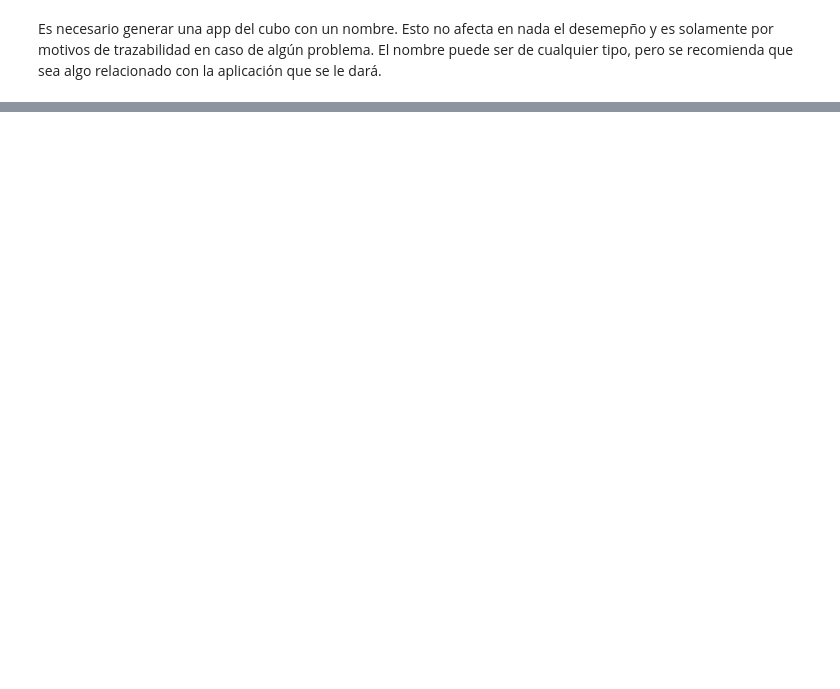
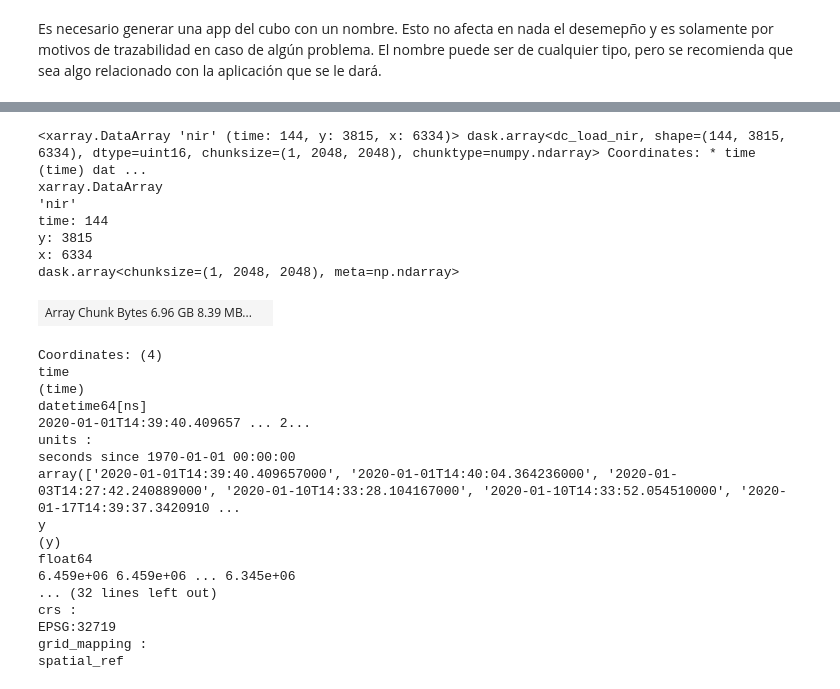
Before and after one commit to Data-Observatory/DataCubeTraining, a Jupyter notebook: basic/01_Carga_datos.ipynb, the cells around one changed output, grey strips where cells are left out. Drawn from its saved outputs; the diff is of its cells as text; code cells hidden in the pictures; blank space fills up the shorter version.

```diff
--- a/basic/01_Carga_datos.ipynb
+++ b/basic/01_Carga_datos.ipynb
@@ -37,0 +105,8 @@ Cada producto, contiene mediciones (`measurements`) las cuáles es posible acced
+# %%
+ds = dc.load(product=products[0],
+             x=(-72, -70),
+             y=(-33, -32),
+             time=("2020-01-01", "2021-12-31"),
+             output_crs='EPSG:32719',
+             resolution=(-30, 30),
+             dask_chunks={"time": 1, 'x':2048, 'y':2048})
@@ -37,0 +154,28 @@ Cada producto, contiene mediciones (`measurements`) las cuáles es posible acced
+# %%
+ds['nir'] # es equivalente a ds.nir
+# %% [output]
+<xarray.DataArray 'nir' (time: 144, y: 3815, x: 6334)> dask.array<dc_load_nir, shape=(144, 3815, 6334), dtype=uint16, chunksize=(1, 2048, 2048), chunktype=numpy.ndarray> Coordinates: * time (time) dat ...
+xarray.DataArray
+'nir'
+time: 144
+y: 3815
+x: 6334
+dask.array<chunksize=(1, 2048, 2048), meta=np.ndarray>
+| Array Chunk Bytes 6.96 GB 8.39 MB... |  |
+Coordinates: (4)
+time
+(time)
+datetime64[ns]
+2020-01-01T14:39:40.409657 ... 2...
+units :
+seconds since 1970-01-01 00:00:00
+array(['2020-01-01T14:39:40.409657000', '2020-01-01T14:40:04.364236000', '2020-01-03T14:27:42.240889000', '2020-01-10T14:33:28.104167000', '2020-01-10T14:33:52.054510000', '2020-01-17T14:39:37.3420910 ...
+y
+(y)
+float64
+6.459e+06 6.459e+06 ... 6.345e+06
+... (32 lines left out)
+crs :
+EPSG:32719
+grid_mapping :
+spatial_ref
```
Also changed, not shown: parts of 19 cells of this notebook, 1 other file.
